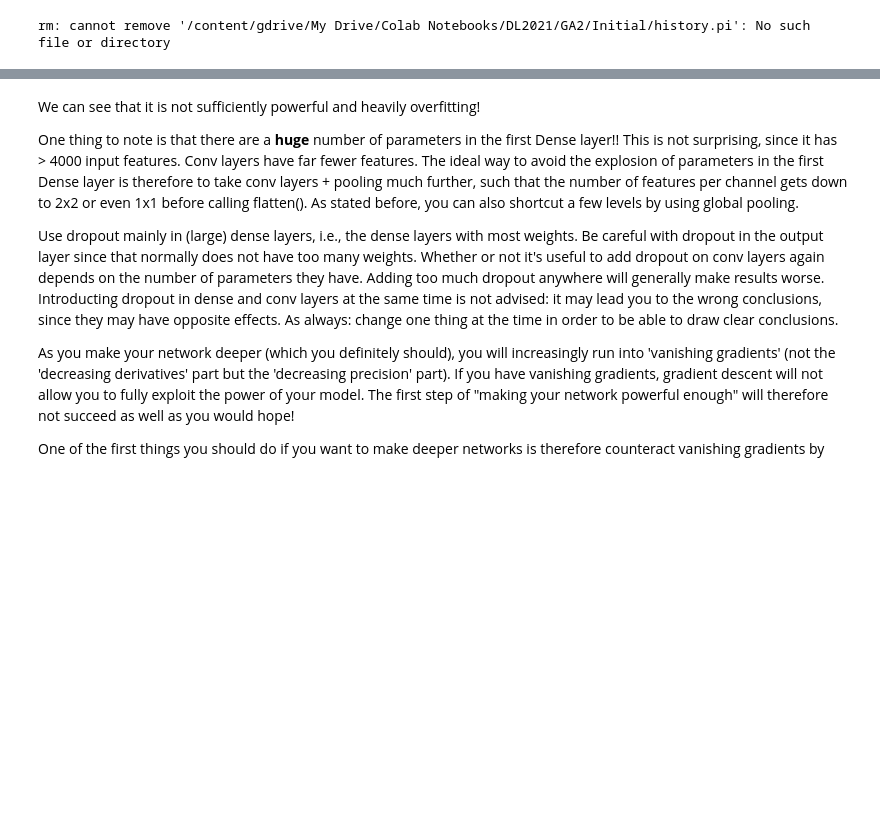
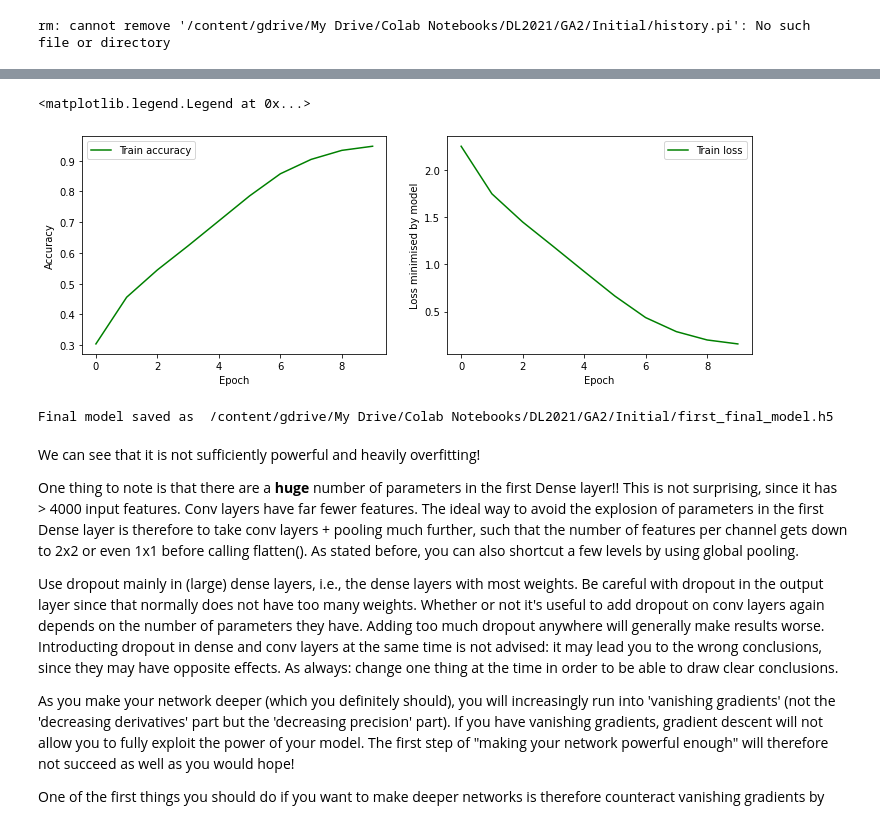
Before and after one commit to aaronhallaert/DeepLearningLab, a Jupyter notebook: Second Graded Assignment/GA2_init_train_history_backup.ipynb, the cells around one changed output, grey strips where cells are left out. Drawn from its saved outputs; the diff is of its cells as text; code cells hidden in the pictures; blank space fills up the shorter version.

```diff
--- a/Second Graded Assignment/GA2_init_train_history_backup.ipynb
+++ b/Second Graded Assignment/GA2_init_train_history_backup.ipynb
@@ -430,0 +439,14 @@ rm: cannot remove '/content/gdrive/My Drive/Colab Notebooks/DL2021/GA2/Initial/h
+# %%
+model_for_test = initial_model()
+model_1.summary()
+
+# We now add batch size to the mix of training parameters
+# If you don't specify batch size below, all training data will be used for each learning step
+batch_size = 64
+epochs = 10
+
+history_for_test = model_for_test.fit(x_train_all, r_train_all,
+                    batch_size=batch_size,
+                    epochs=epochs,
+                    verbose=1
+                    )
@@ -431,3 +471,33 @@ rm: cannot remove '/content/gdrive/My Drive/Colab Notebooks/DL2021/GA2/Initial/h
+# %%
+plt.figure(figsize = (12,4))
+plt.subplot(1,2,1)
+
+plt.xlabel('Epoch')
+plt.ylabel('Accuracy')
+plt.plot(history_for_test.epoch, np.array(history_for_test.history['accuracy']),'g-',
+        label='Train accuracy')
+plt.legend()
+
+plt.subplot(1,2,2)
+plt.xlabel('Epoch')
+plt.ylabel('Loss minimised by model')
+plt.plot(history_for_test.epoch, np.array(history_for_test.history['loss']),'g-',
+        label='Train loss')
+plt.legend()
+# %% [output]
+<matplotlib.legend.Legend at 0x...>
+[figure, added]
+# %%
+#the file type for storing complete models is ".h5"
+# feel free to change the path to whatever suits you best!
+modelpath = checkpoint_dir+"first_final_model.h5"
+
+print("Final model saved as ",modelpath)
+
+# Save entire model to a HDF5 file
+model_for_test.save(modelpath)
+# %% [output]
+Final model saved as  /content/gdrive/My Drive/Colab Notebooks/DL2021/GA2/Initial/first_final_model.h5
 # %% [markdown]
 We can see that it is not sufficiently powerful and heavily overfitting!
 
```
Also changed, not shown: parts of 6 cells of this notebook.
